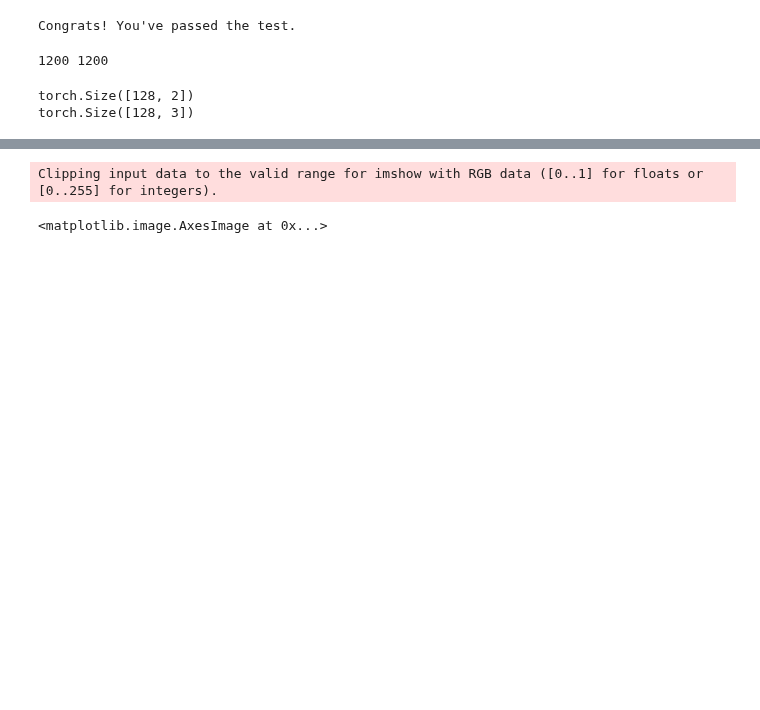
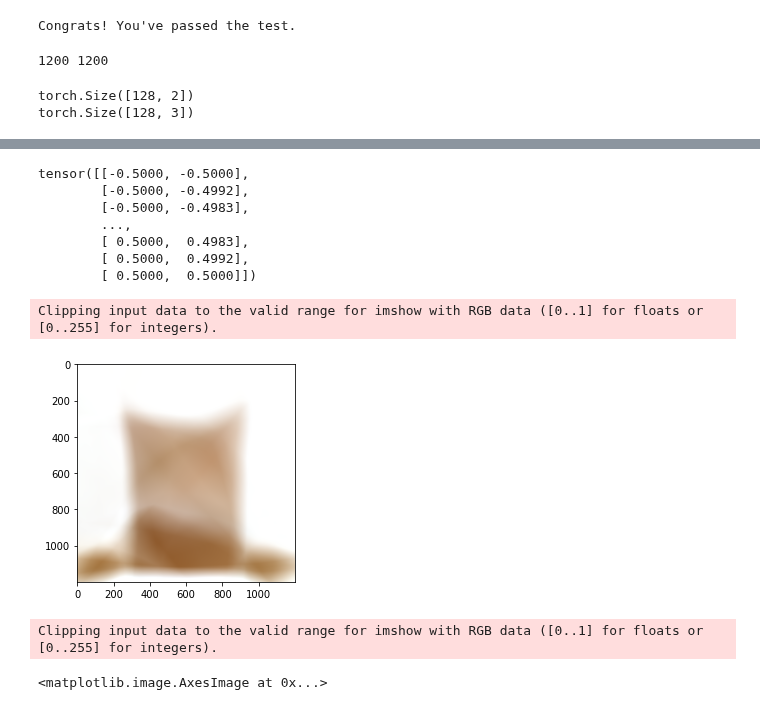
Before and after one commit to redwoodresearch/mlab, a Jupyter notebook: days/w1d4/w1d4_template.ipynb, the cells around one changed output, grey strips where cells are left out. Saved outputs shown, nothing was run; the diff lists cells and outputs as text; code cells hidden in the pictures; blank space fills up the shorter version.

```diff
--- a/days/w1d4/w1d4_template.ipynb
+++ b/days/w1d4/w1d4_template.ipynb
@@ -139,2 +140,23 @@ for i in range(height):
+# %%
+model.eval()
+grid_x, grid_y = torch.meshgrid([torch.linspace(-0.5, 0.5, height), torch.linspace(-0.5, 0.5, width)], indexing='ij')
+stacked_xy = torch.stack([grid_x, grid_y], dim=2)
+torch.flatten(stacked_xy)
+print(stacked_xy.reshape(height * width, 2))
+inp = stacked_xy.reshape(height * width, 2)
+with torch.no_grad():
+    out = model(inp)
+    out = out.reshape(height, width, 3) + .5
+    plt.imshow(out.detach().numpy())
+# %% [output]
+tensor([[-0.5000, -0.5000],
+        [-0.5000, -0.4992],
+        [-0.5000, -0.4983],
+        ...,
+        [ 0.5000,  0.4983],
+        [ 0.5000,  0.4992],
+        [ 0.5000,  0.5000]])
+Clipping input data to the valid range for imshow with RGB data ([0..1] for floats or [0..255] for integers).
+[figure, added]
 # %%
 import matplotlib
```
Also changed, not shown: parts of 6 cells of this notebook, 2 other files.
